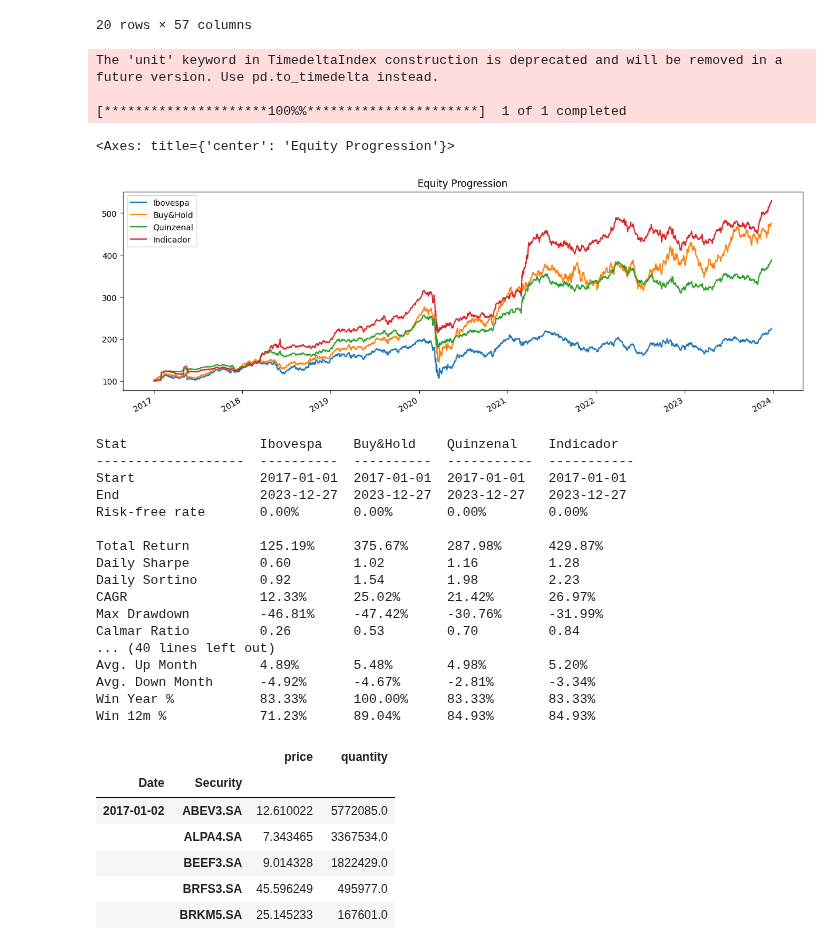
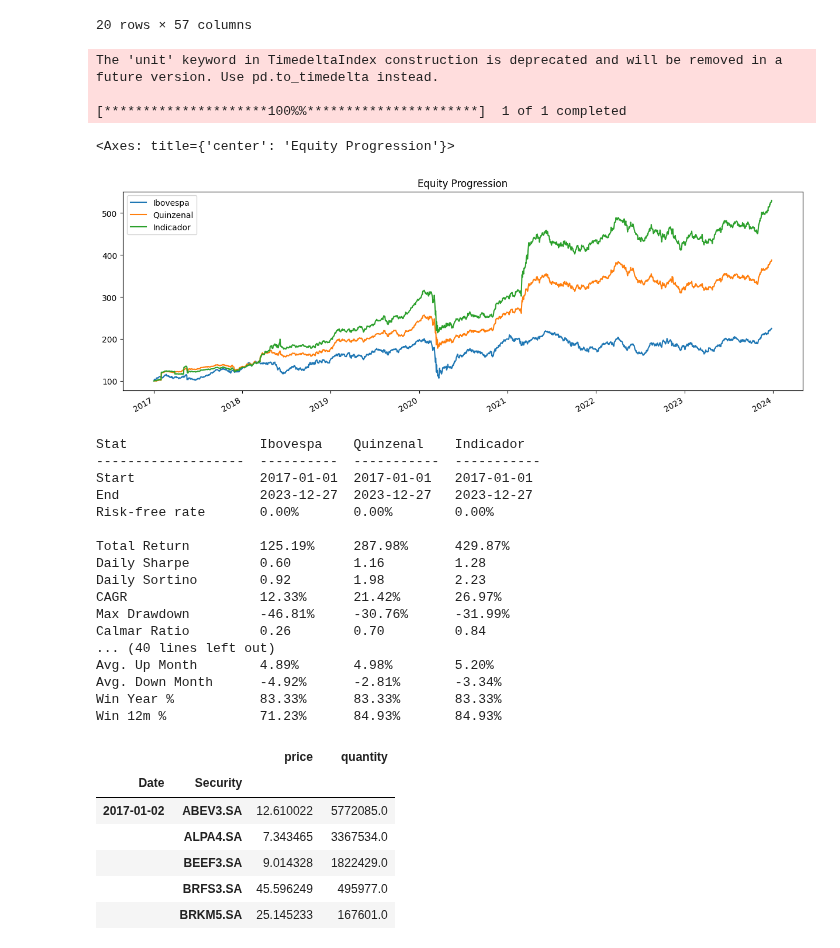
Before and after one commit to fea-dev-usp/quantamental-Dev_Wizards, a Jupyter notebook: backtesting/backtesting.ipynb, the cells around one changed output. Cells and saved outputs as stored; diff of their text form; code cells hidden in the pictures.

Commit message:
buy&hold retirado

```diff
--- a/backtesting/backtesting.ipynb
+++ b/backtesting/backtesting.ipynb
@@ -118,7 +118,7 @@ def optimization(prices, data, constraints=constraints, assets=assets):
 
     # Parâmetros da otimização
     model = 'Classic'
-    rm = 'MAD'
+    rm = 'MV'
     obj = 'MinRisk'
     hist = True
     rf = 0
@@ -260,56 +260,56 @@ strat_ibov = bt.Strategy('Ibovespa', [
 
 # Estratégia CVM X/dias
 strat_cvm_dias = bt.Strategy('Quinzenal', [
     bt.algos.WeighTarget(pesos_dias),
     bt.algos.Rebalance()
 ])
 
 
 # Estratégia baseada no indicador
 strat_indicador = bt.Strategy('Indicador', [
     bt.algos.WeighTarget(pesos),
     bt.algos.Rebalance()
 ])
 # Criando o backtest
 backtests = [
     bt.Backtest(strat_ibov, ibov, initial_capital=1000000000),
-    bt.Backtest(strat_buy_hold, prices, initial_capital=1000000000),
+    # bt.Backtest(strat_buy_hold, prices, initial_capital=1000000000),
     bt.Backtest(strat_cvm_dias, prices, initial_capital=1000000000),
     bt.Backtest(strat_indicador, prices, initial_capital=1000000000),
 ]
 
 # Executando o backtest
 results = bt.run(*backtests)
 
 # Plotando os resultados
 results.plot()
 # %% [output]
 The 'unit' keyword in TimedeltaIndex construction is deprecated and will be removed in a future version. Use pd.to_timedelta instead.
 
 [*********************100%%**********************]  1 of 1 completed
 <Axes: title={'center': 'Equity Progression'}>
-[figure, old version]
+[figure, new version]
 # %%
 # Resultados
 results.display()
 # %% [output]
-Stat                 Ibovespa    Buy&Hold    Quinzenal    Indicador
--------------------  ----------  ----------  -----------  -----------
-Start                2017-01-01  2017-01-01  2017-01-01   2017-01-01
-End                  2023-12-27  2023-12-27  2023-12-27   2023-12-27
-Risk-free rate       0.00%       0.00%       0.00%        0.00%
+Stat                 Ibovespa    Quinzenal    Indicador
+-------------------  ----------  -----------  -----------
+Start                2017-01-01  2017-01-01   2017-01-01
+End                  2023-12-27  2023-12-27   2023-12-27
+Risk-free rate       0.00%       0.00%        0.00%
 
-Total Return         125.19%     375.67%     287.98%      429.87%
-Daily Sharpe         0.60        1.02        1.16         1.28
-Daily Sortino        0.92        1.54        1.98         2.23
-CAGR                 12.33%      25.02%      21.42%       26.97%
-Max Drawdown         -46.81%     -47.42%     -30.76%      -31.99%
-Calmar Ratio         0.26        0.53        0.70         0.84
+Total Return         125.19%     287.98%      429.87%
+Daily Sharpe         0.60        1.16         1.28
+Daily Sortino        0.92        1.98         2.23
+CAGR                 12.33%      21.42%       26.97%
+Max Drawdown         -46.81%     -30.76%      -31.99%
+Calmar Ratio         0.26        0.70         0.84
 ... (40 lines left out)
-Avg. Up Month        4.89%       5.48%       4.98%        5.20%
-Avg. Down Month      -4.92%      -4.67%      -2.81%       -3.34%
-Win Year %           83.33%      100.00%     83.33%       83.33%
-Win 12m %            71.23%      89.04%      84.93%       84.93%
+Avg. Up Month        4.89%       4.98%        5.20%
+Avg. Down Month      -4.92%      -2.81%       -3.34%
+Win Year %           83.33%      83.33%       83.33%
+Win 12m %            71.23%      84.93%       84.93%
 # %%
 trans = results.get_transactions("Indicador")
 trans
```
Also changed, not shown: parts of 1 cell of this notebook.
